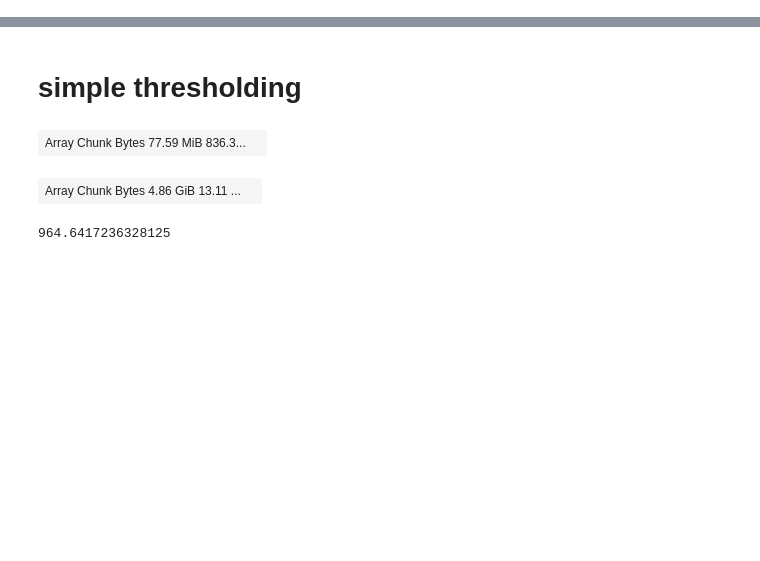
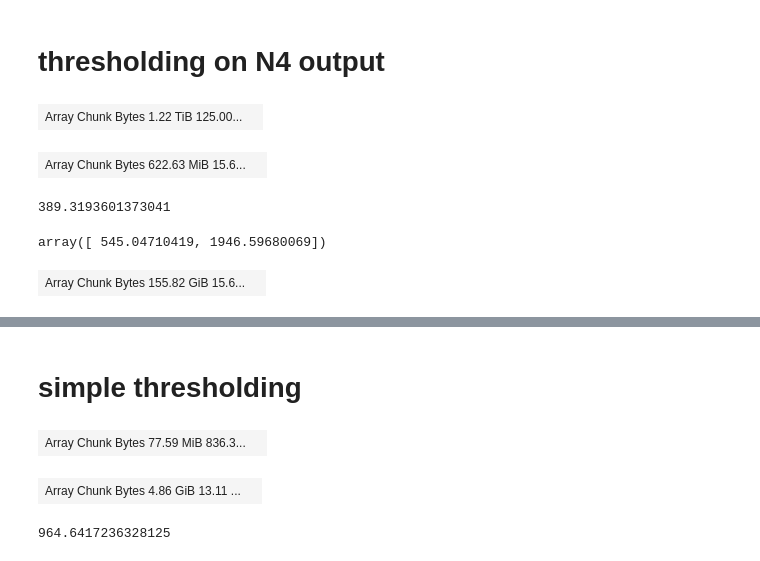
Before and after one commit to khanlab/SPIMquant, a Jupyter notebook: examples/notebooks/coiled_sandbox.ipynb, the cells around one changed output, grey strips where cells are left out. Cells and saved outputs as stored; diff of their text form; code cells hidden in the pictures; blank space fills up the shorter version.

```diff
--- a/examples/notebooks/coiled_sandbox.ipynb
+++ b/examples/notebooks/coiled_sandbox.ipynb
@@ -72,0 +134,19 @@ channel_labels
+# %% [markdown]
+# thresholding on N4 output
+# %%
+# use downsampled level to get globally optimum threshold
+from skimage.filters import threshold_otsu
+
+ds_level=4
+
+znimg_ds = ZarrNii.from_path(zarr_hires_n4,level=ds_level,channels=[0]).downsample(along_z=8)
+
+znimg_n4 = ZarrNii.from_path(zarr_hires_n4,level=0)
+# %%
+znimg_n4.darr
+# %% [output]
+| Array Chunk Bytes 1.22 TiB 125.00... |  |
+# %%
+znimg_ds.darr
+# %% [output]
+| Array Chunk Bytes 622.63 MiB 15.6... |  |
@@ -72,0 +155,4 @@ channel_labels
+# %%
+optimal_threshold
+# %% [output]
+389.3193601373041
@@ -72,0 +162,4 @@ channel_labels
+# %%
+multi_thresholds
+# %% [output]
+array([ 545.04710419, 1946.59680069])
@@ -72,0 +170,6 @@ channel_labels
+# %%
+#now, we perform thresholding on hires, and save the result in a new ome-zarr
+znimg_n4.darr = znimg_n4.darr.map_blocks(threshold_block,dtype=np.uint8,meta=np.array((), dtype=np.uint8))
+znimg_n4.darr
+# %% [output]
+| Array Chunk Bytes 155.82 GiB 15.6... |  |
```
Also changed, not shown: parts of 28 cells of this notebook.
